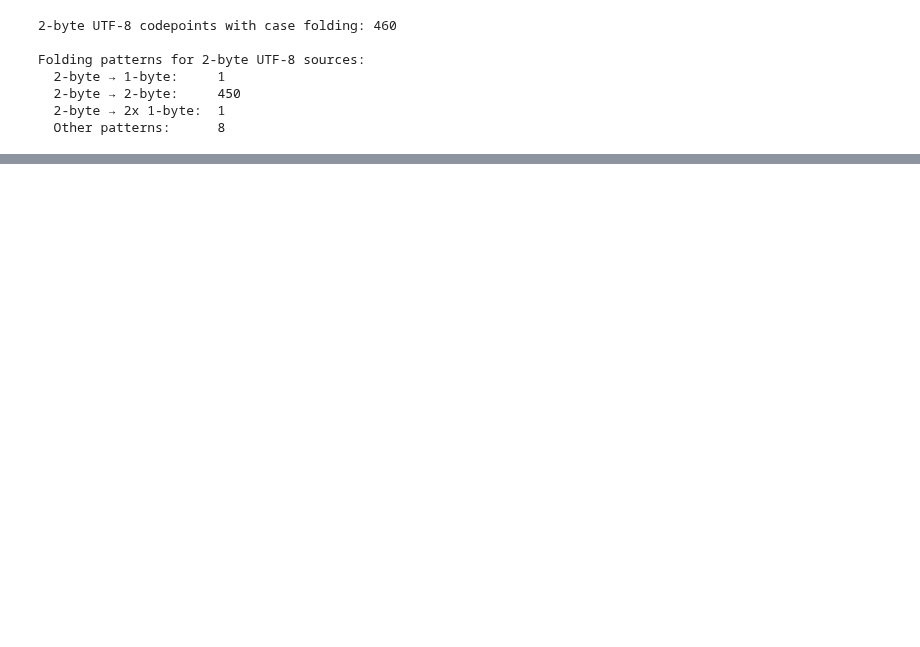
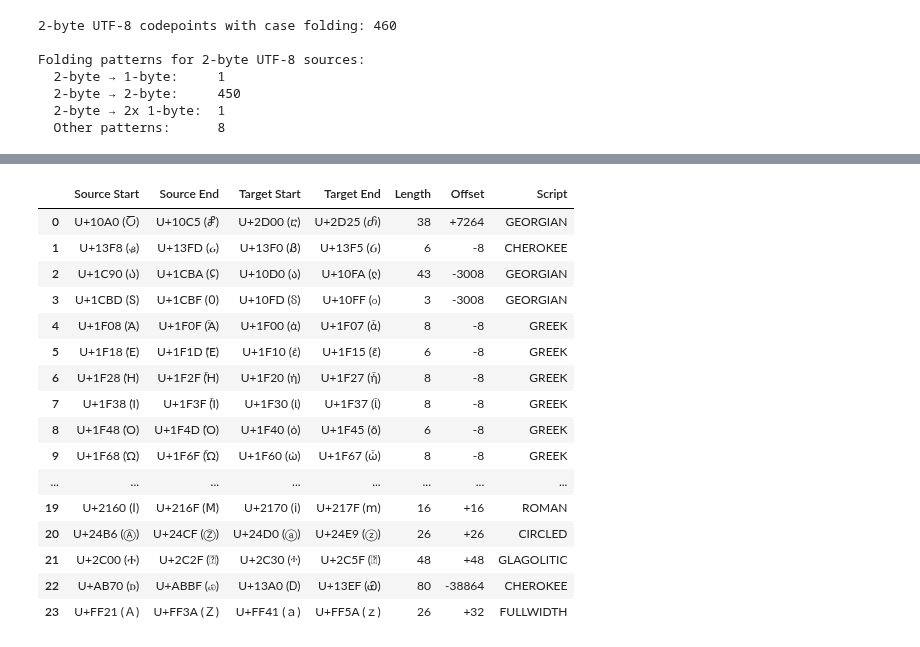
Before and after one commit to ashvardanian/StringZilla, a Jupyter notebook: scripts/explore_unicode_norm.ipynb, the cells around one changed output, grey strips where cells are left out. Saved outputs shown, nothing was run; the diff lists cells and outputs as text; code cells hidden in the pictures; blank space fills up the shorter version.

Commit message:
Chore: Safe 1-, 2-, 3-byte ranges

```diff
--- a/scripts/explore_unicode_norm.ipynb
+++ b/scripts/explore_unicode_norm.ipynb
@@ -337,0 +277,16 @@ SAFE ASCII targets (can use simple SIMD case folding):
+# %%
+safe_rows = []
+for codepoint in sorted(safe_ascii.keys()):
+    character = chr(codepoint)
+    for source_codepoint, target_codepoints in case_folds.items():
+        if codepoint in target_codepoints:
+            source_character = chr(source_codepoint)
+            safe_rows.append(
+                {
+                    "Target": f"'{character}' (U+{codepoint:04X})",
+                    "Source": f"'{source_character}' (U+{source_codepoint:04X})",
+                }
+            )
+            break
+
+pd.DataFrame(safe_rows)
@@ -434,0 +690,59 @@ The `'Ⱥ'` and `'Ⱦ'` cases are particularly noteworthy: they are 2-byte UTF-8 s
+# %%
+# Find continuous ranges of 3-byte → 3-byte foldings
+sorted_3byte = sorted(three_to_3byte.items())
+
+ranges_3byte = []
+if sorted_3byte:
+    range_start = sorted_3byte[0][0]
+    range_offset = sorted_3byte[0][1][0] - sorted_3byte[0][0]
+    prev_source = sorted_3byte[0][0]
+
+    for source_codepoint, target_codepoints in sorted_3byte[1:]:
+        target_codepoint = target_codepoints[0]
+        current_offset = target_codepoint - source_codepoint
+
+        if source_codepoint == prev_source + 1 and current_offset == range_offset:
+            prev_source = source_codepoint
+        else:
+            ranges_3byte.append((range_start, prev_source, range_offset))
+            range_start = source_codepoint
+            range_offset = current_offset
+            prev_source = source_codepoint
+
+    ranges_3byte.append((range_start, prev_source, range_offset))
+
+# Build DataFrame
+range_rows_3byte = []
+for start, end, offset in ranges_3byte:
+    length = end - start + 1
+    try:
+        start_char = chr(start)
+        end_char = chr(end)
+        target_start_char = chr(start + offset)
+        target_end_char = chr(end + offset)
+        script = unicodedata.name(start_char, "").split()[0] if length > 1 else ""
+    except (ValueError, OverflowError):
+        start_char = end_char = target_start_char = target_end_char = "?"
+        script = ""
+
+    range_rows_3byte.append(
+        {
+            "Source Start": f"U+{start:04X} ({start_char})",
+            "Source End": f"U+{end:04X} ({end_char})",
+            "Target Start": f"U+{start + offset:04X} ({target_start_char})",
+            "Target End": f"U+{end + offset:04X} ({target_end_char})",
+            "Length": length,
+            "Offset": f"+{offset}" if offset > 0 else str(offset),
+            "Script": script,
+        }
+    )
+
+print(f"Found {len(ranges_3byte)} continuous ranges of 3-byte → 3-byte foldings")
+print(f"Ranges of length > 1: {sum(1 for r in ranges_3byte if r[1] - r[0] > 0)}")
+print(f"Single-codepoint 'ranges': {sum(1 for r in ranges_3byte if r[1] == r[0])}")
+print()
+
+multi_ranges_3byte = [r for r in range_rows_3byte if r["Length"] > 1]
+print(f"Multi-codepoint ranges (useful for SIMD optimization):")
+pd.DataFrame(multi_ranges_3byte)
+# %% [output]
@@ -434,0 +754,17 @@ The `'Ⱥ'` and `'Ⱦ'` cases are particularly noteworthy: they are 2-byte UTF-8 s
+|  | Source Start | Source End | Target Start | Target End | Length | Offset | Script |
+| 0 | U+10A0 (Ⴀ) | U+10C5 (Ⴥ) | U+2D00 (ⴀ) | U+2D25 (ⴥ) | 38 | +7264 | GEORGIAN |
+| 1 | U+13F8 (ᏸ) | U+13FD (ᏽ) | U+13F0 (Ᏸ) | U+13F5 (Ᏽ) | 6 | -8 | CHEROKEE |
+| 2 | U+1C90 (Ა) | U+1CBA (Ჺ) | U+10D0 (ა) | U+10FA (ჺ) | 43 | -3008 | GEORGIAN |
+| 3 | U+1CBD (Ჽ) | U+1CBF (Ჿ) | U+10FD (ჽ) | U+10FF (ჿ) | 3 | -3008 | GEORGIAN |
+| 4 | U+1F08 (Ἀ) | U+1F0F (Ἇ) | U+1F00 (ἀ) | U+1F07 (ἇ) | 8 | -8 | GREEK |
+| 5 | U+1F18 (Ἐ) | U+1F1D (Ἕ) | U+1F10 (ἐ) | U+1F15 (ἕ) | 6 | -8 | GREEK |
+| 6 | U+1F28 (Ἠ) | U+1F2F (Ἧ) | U+1F20 (ἠ) | U+1F27 (ἧ) | 8 | -8 | GREEK |
+| 7 | U+1F38 (Ἰ) | U+1F3F (Ἷ) | U+1F30 (ἰ) | U+1F37 (ἷ) | 8 | -8 | GREEK |
+| 8 | U+1F48 (Ὀ) | U+1F4D (Ὅ) | U+1F40 (ὀ) | U+1F45 (ὅ) | 6 | -8 | GREEK |
+| 9 | U+1F68 (Ὠ) | U+1F6F (Ὧ) | U+1F60 (ὠ) | U+1F67 (ὧ) | 8 | -8 | GREEK |
+| ... | ... | ... | ... | ... | ... | ... | ... |
+| 19 | U+2160 (Ⅰ) | U+216F (Ⅿ) | U+2170 (ⅰ) | U+217F (ⅿ) | 16 | +16 | ROMAN |
+| 20 | U+24B6 (Ⓐ) | U+24CF (Ⓩ) | U+24D0 (ⓐ) | U+24E9 (ⓩ) | 26 | +26 | CIRCLED |
+| 21 | U+2C00 (Ⰰ) | U+2C2F (Ⱟ) | U+2C30 (ⰰ) | U+2C5F (ⱟ) | 48 | +48 | GLAGOLITIC |
+| 22 | U+AB70 (ꭰ) | U+ABBF (ꮿ) | U+13A0 (Ꭰ) | U+13EF (Ꮿ) | 80 | -38864 | CHEROKEE |
+| 23 | U+FF21 (Ａ) | U+FF3A (Ｚ) | U+FF41 (ａ) | U+FF5A (ｚ) | 26 | +32 | FULLWIDTH |
```
Also changed, not shown: parts of 30 cells of this notebook.
